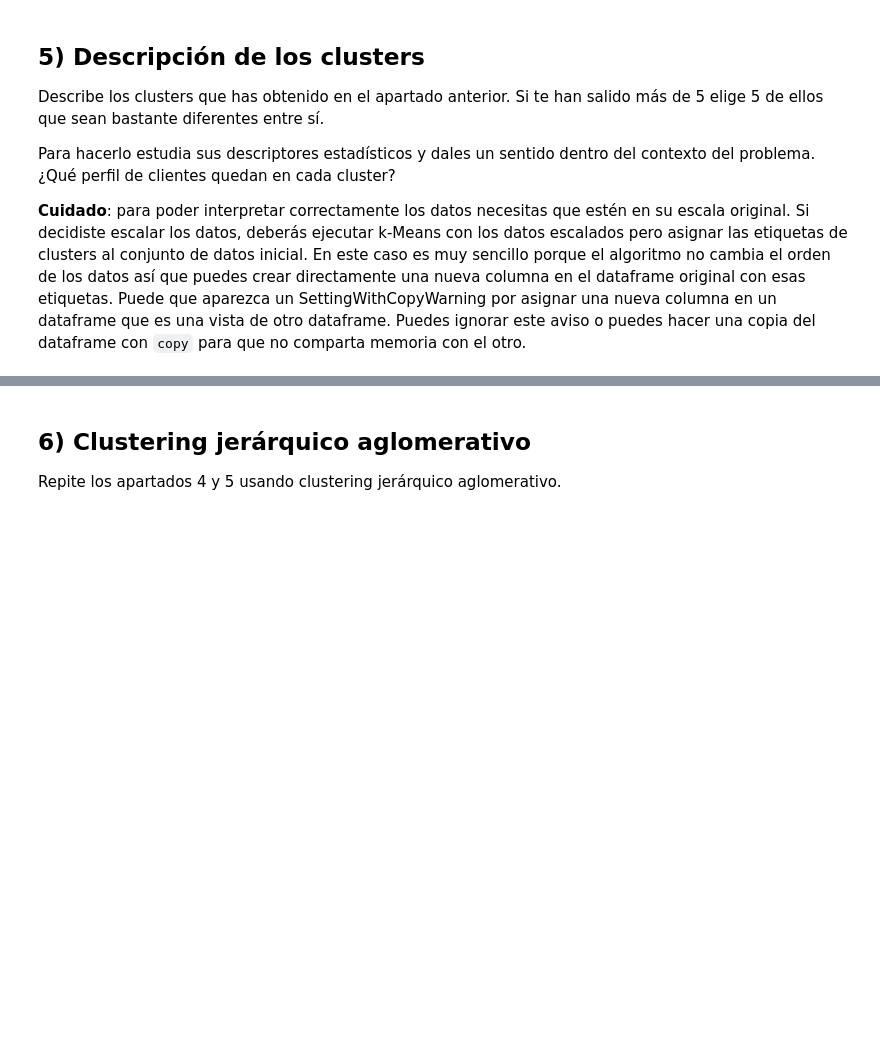
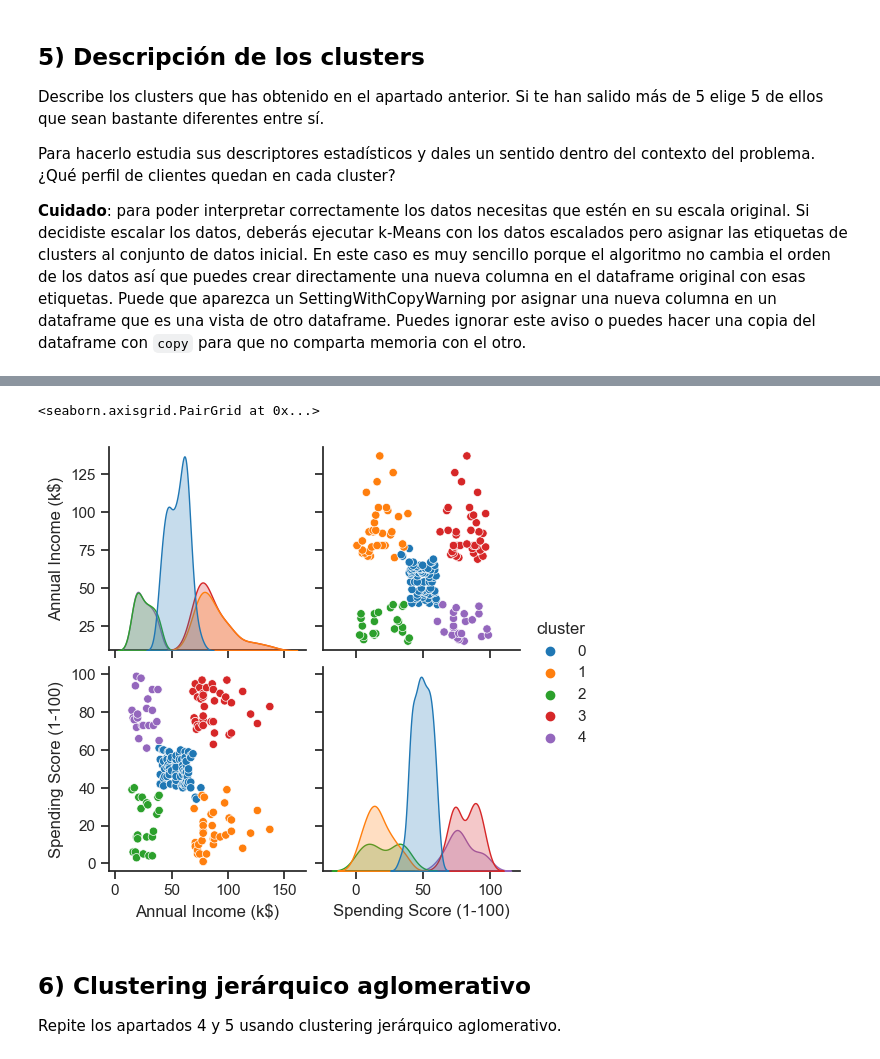
Before and after one commit to ALK222/IA2, a Jupyter notebook: labs/lab2/P2_ap1_clustering_enunciado.ipynb, the cells around one changed output, grey strips where cells are left out. Drawn from its saved outputs; the diff is of its cells as text; code cells hidden in the pictures; blank space fills up the shorter version.

Commit message:
Continuacion clustering, falta explicar

```diff
--- a/labs/lab2/P2_ap1_clustering_enunciado.ipynb
+++ b/labs/lab2/P2_ap1_clustering_enunciado.ipynb
@@ -295,3 +295,9 @@ Describe los clusters que has obtenido en el apartado anterior. Si te han salido
 Para hacerlo estudia sus descriptores estadísticos y dales un sentido dentro del contexto del problema. ¿Qué perfil de clientes quedan en cada cluster?
 
 __Cuidado__: para poder interpretar correctamente los datos necesitas que estén en su escala original. Si decidiste escalar los datos, deberás ejecutar k-Means con los datos escalados pero asignar las etiquetas de clusters al conjunto de datos inicial. En este caso es muy sencillo porque el algoritmo no cambia el orden de los datos así que puedes crear directamente una nueva columna en el dataframe original con esas etiquetas. Puede que aparezca un SettingWithCopyWarning por asignar una nueva columna en un dataframe que es una vista de otro dataframe. Puedes ignorar este aviso o puedes hacer una copia del dataframe con `copy` para que no comparta memoria con el otro.
+# %%
+km = KMeans(init='random', n_clusters=5, random_state=RANDOM_STATE)
+km.fit(df_scaled)
+
+df = df.assign(cluster=pd.Series(data=km.labels_, index=df.index))
+df.sort_values(by="cluster").loc[:, ['cluster']]
@@ -298,3 +420,11 @@ __Cuidado__: para poder interpretar correctamente los datos necesitas que estén
+# %%
+import seaborn as sns
+
+sns.set_theme(style="ticks")
+sns.pairplot(df, hue = "cluster", palette="tab10")
+# %% [output]
+<seaborn.axisgrid.PairGrid at 0x...>
+[figure, added]
 # %% [markdown]
 ## 6) Clustering jerárquico aglomerativo
 Repite los apartados 4 y 5 usando clustering jerárquico aglomerativo.
```
Also changed, not shown: parts of 17 cells of this notebook.
